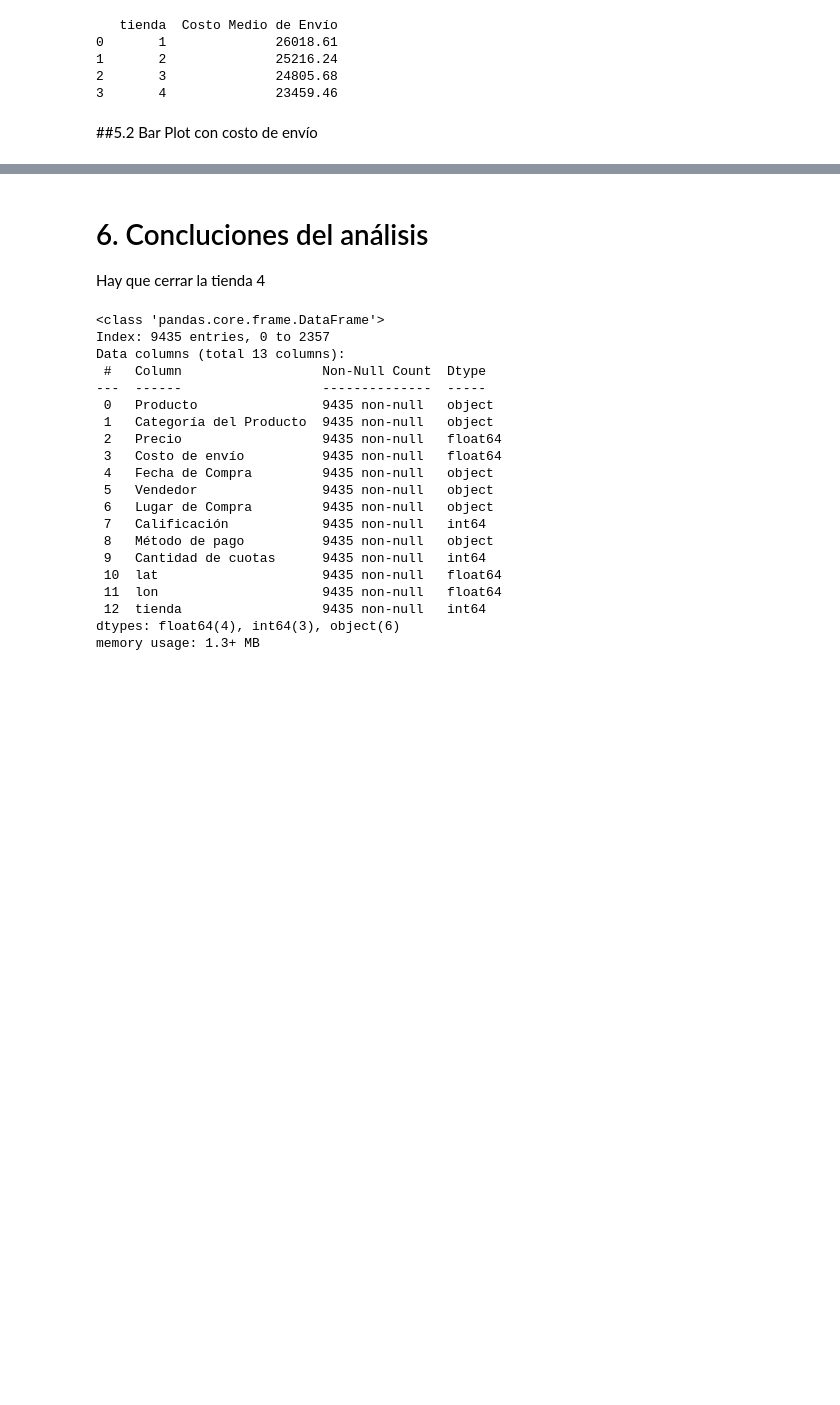
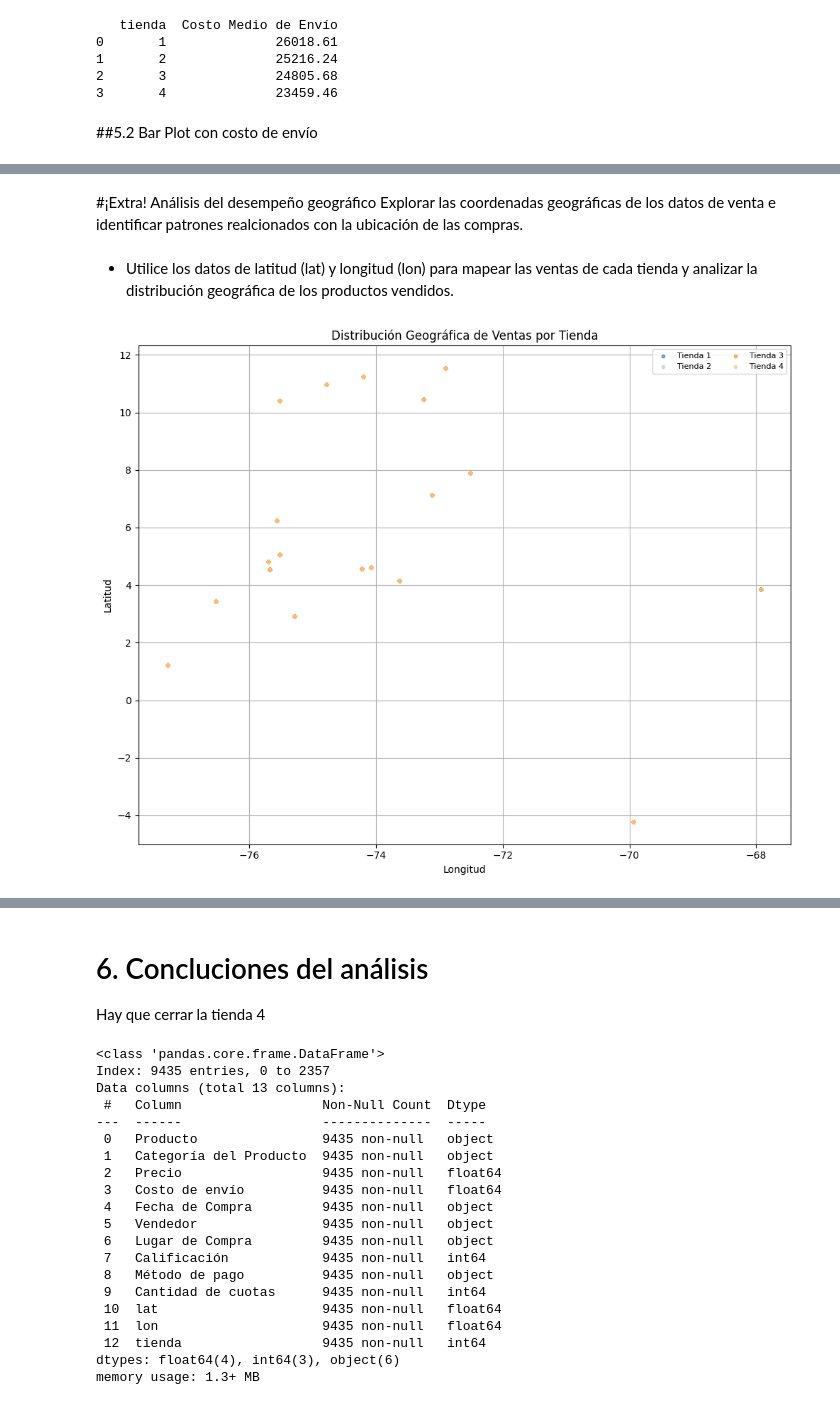
Before and after one commit to MaxCPietro/Challenge-PythonG8, a Jupyter notebook: AnalisisFacturacion_G8_C2.ipynb, the cells around one changed output, grey strips where cells are left out. Drawn from its saved outputs; the diff is of its cells as text; code cells hidden in the pictures; blank space fills up the shorter version.

Commit message:
Borrador hasta el extra

```diff
--- a/AnalisisFacturacion_G8_C2.ipynb
+++ b/AnalisisFacturacion_G8_C2.ipynb
@@ -566,0 +586,45 @@ print(costoEnvioMedio)
+# %% [markdown]
+#¡Extra! Análisis del desempeño geográfico
+Explorar las coordenadas geográficas de los datos de venta e identificar patrones realcionados con la ubicación de las compras.
+# %% [markdown]
+
+
+*   Utilice los datos de latitud (lat) y longitud (lon) para mapear las ventas de cada tienda y analizar la distribución geográfica de los productos vendidos.
+# %%
+import matplotlib.pyplot as plt
+
+def plot_mapa_ventas(df: pd.DataFrame) -> None:
+    '''
+    Muestra la distribución geográfica de ventas por tienda usando latitud y longitud.
+
+    Entrada:
+    - df: DataFrame con columnas 'lat', 'lon' y 'tienda'
+    '''
+
+    plt.figure(figsize=(10, 8))
+
+    tiendas_unicas = df['tienda'].unique()
+    colores = plt.cm.tab20.colors  # hasta 20 tiendas
+
+    for i, tienda in enumerate(tiendas_unicas):
+        subset = df[df['tienda'] == tienda]
+        plt.scatter(
+            subset['lon'], subset['lat'],
+            label=f'Tienda {tienda}',
+            alpha=0.6,
+            color=colores[i % len(colores)],
+            s=10
+        )
+
+    plt.title('Distribución Geográfica de Ventas por Tienda')
+    plt.xlabel('Longitud')
+    plt.ylabel('Latitud')
+    plt.legend(loc='best', fontsize=8, ncol=2)
+    plt.grid(True)
+    plt.tight_layout()
+    plt.show()
+
+# Llamar a la función
+plot_mapa_ventas(df)
+# %% [output]
+[figure, added]
```
Also changed, not shown: parts of 4 cells of this notebook.
